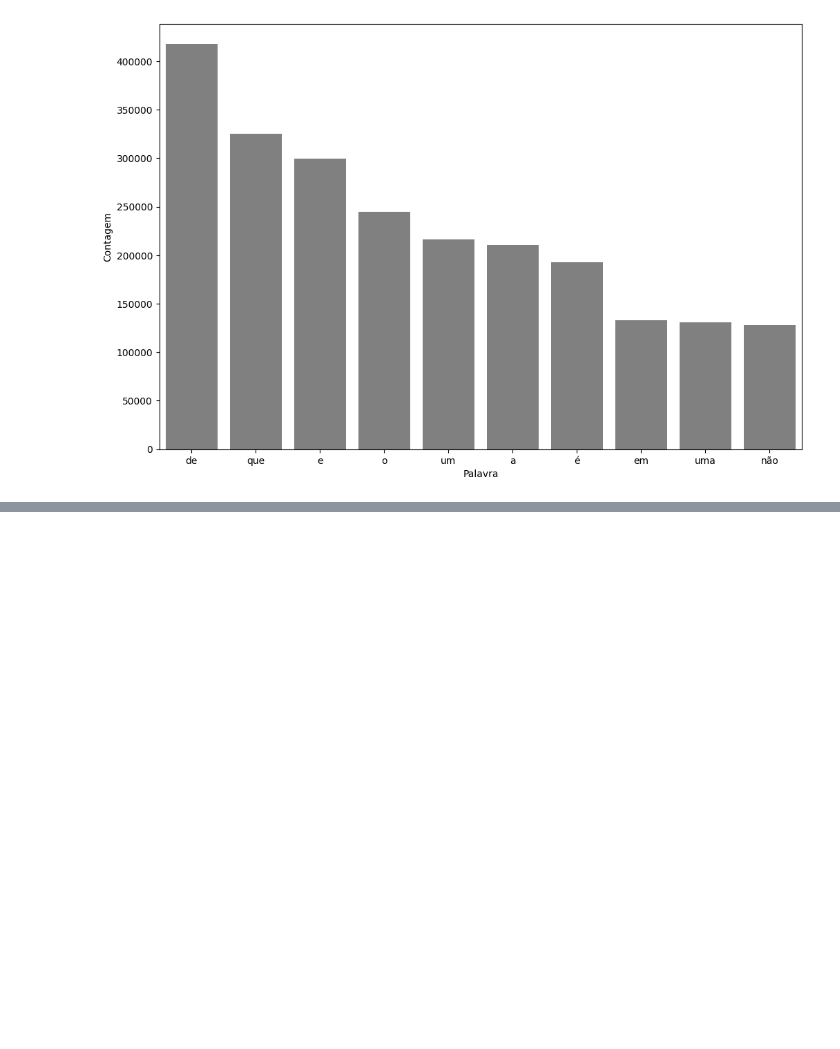
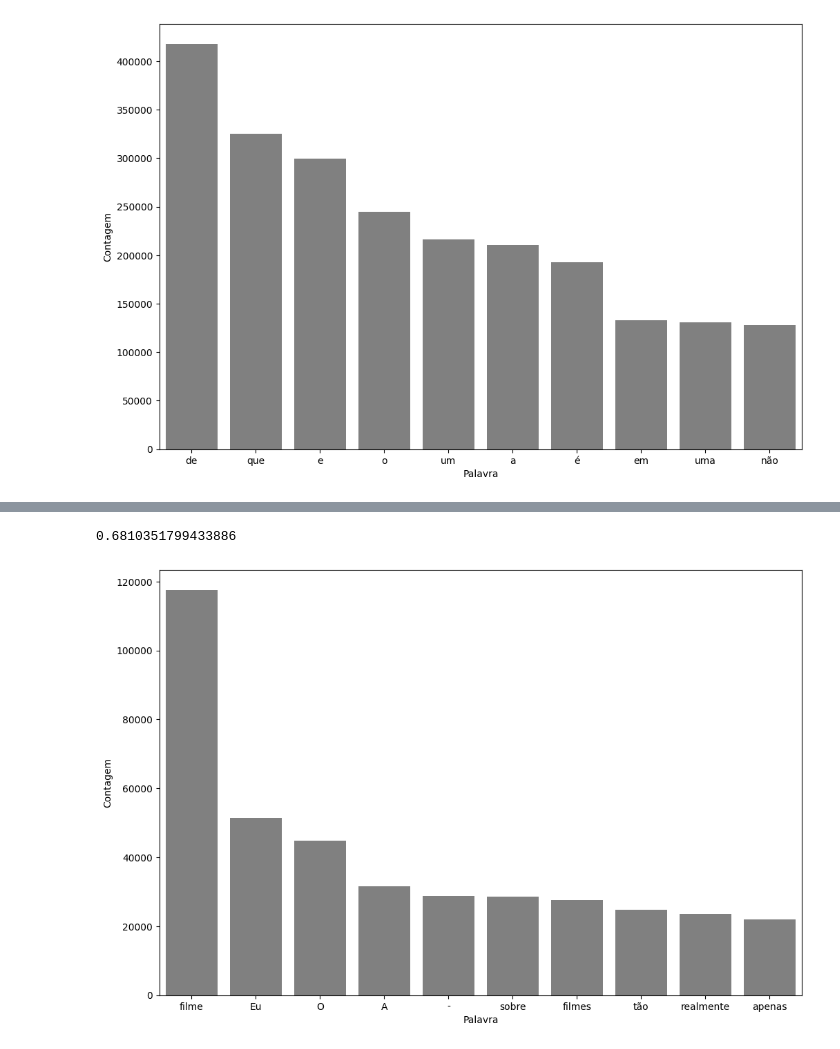
Before and after one commit to maryane-castro/NLP-estudos-1, a Jupyter notebook: AnaliseDeSentimento_pt1/pln.ipynb, the cells around one changed output, grey strips where cells are left out. Cells and saved outputs as stored; diff of their text form; code cells hidden in the pictures; blank space fills up the shorter version.

Commit message:
stopwords

```diff
--- a/AnaliseDeSentimento_pt1/pln.ipynb
+++ b/AnaliseDeSentimento_pt1/pln.ipynb
@@ -232,3 +234,17 @@ ax.set(ylabel = 'Contagem')
 plt.show()
 # %% [output]
 [figure]
+# %%
+def pareto(texto, coluna_texto, quantidade):
+    todas_palavras = ' '.join([texto for texto in texto[coluna_texto]])
+    token_frase = token_espaco.tokenize(todas_palavras)
+    frequencia = nltk.FreqDist(token_frase)
+    df_frequencia = pd.DataFrame({"Palavra": list(frequencia.keys()),
+                                   "Frequência": list(frequencia.values())})
+    df_frequencia = df_frequencia.nlargest(columns = "Frequência", n = quantidade)
+    plt.figure(figsize=(12,8))
+    ax = sns.barplot(data = df_frequencia, x = "Palavra", y = "Frequência", color = 'gray')
+    ax.set(ylabel = "Contagem")
+    plt.show()
+
+pareto(resenha, "text_pt", 10)
@@ -234,0 +259,16 @@ plt.show()
+# %%
+palavras_irrelevantes = nltk.corpus.stopwords.words("portuguese")
+# len(palavras_irrelevantes)
+
+frase_processada = list()
+
+for opniao in resenha.text_pt:
+    novafrase = list()
+    palavras_texto = token_espaco.tokenize(opniao)
+    for palavra in palavras_texto:
+        if palavra not in palavras_irrelevantes:
+            novafrase.append(palavra)
+    frase_processada.append(' '.join(novafrase))
+
+
+resenha['tratamento_1'] = frase_processada
@@ -234,0 +284,8 @@ plt.show()
+# %%
+classificar_texto(resenha, "tratamento_1", "classificacao")
+# %% [output]
+0.6810351799433886
+# %%
+pareto(resenha, "tratamento_1", 10)
+# %% [output]
+[figure, added]
```
Also changed, not shown: parts of 4 cells of this notebook.
